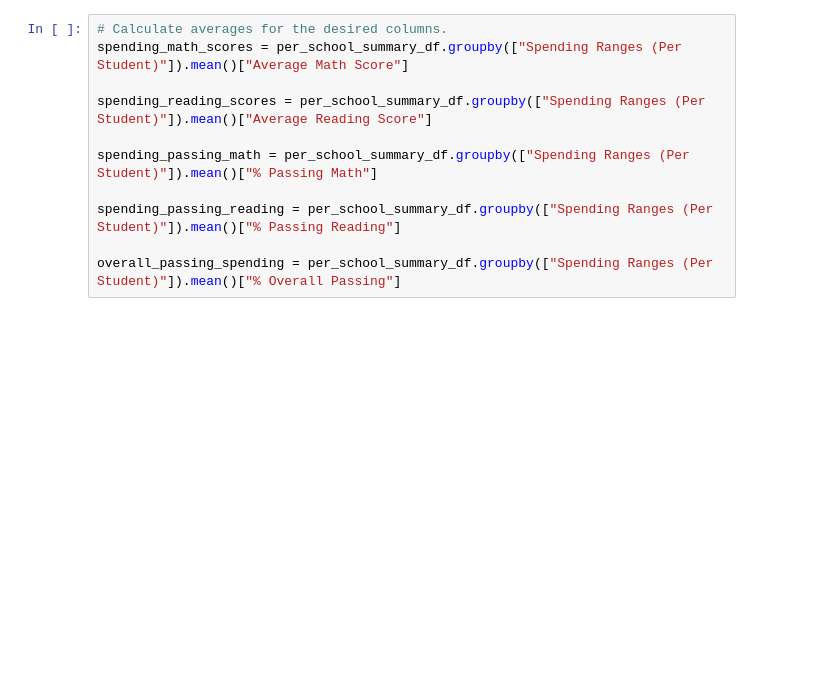
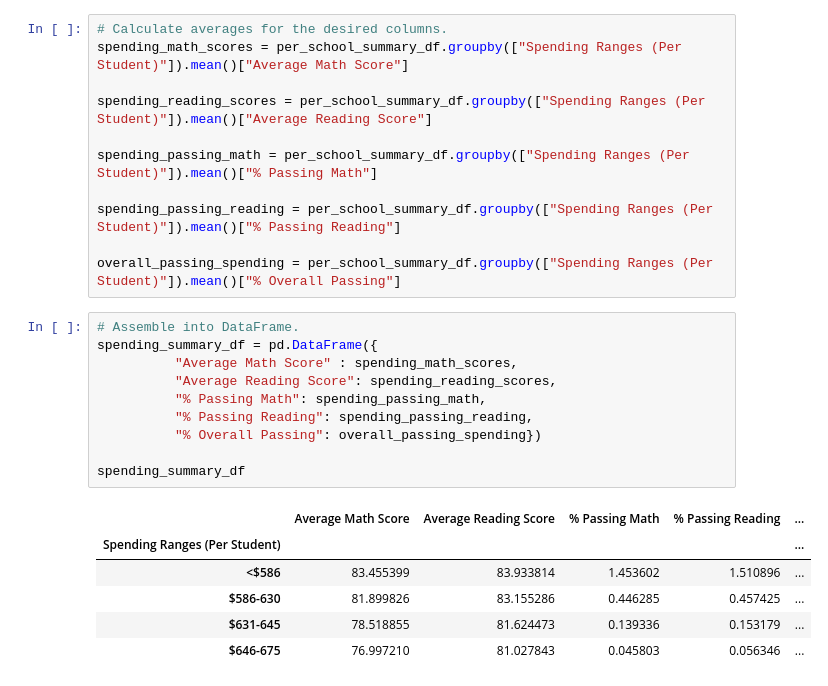
Before and after one commit to mhenson1989/School_District_Analysis, a Jupyter notebook: PyCitySchools.ipynb, the cells around one changed output. Cells and saved outputs as stored; diff of their text form; blank space fills up the shorter version.

```diff
--- a/PyCitySchools.ipynb
+++ b/PyCitySchools.ipynb
@@ -1280,3 +1280,20 @@ spending_passing_math = per_school_summary_df.groupby(["Spending Ranges (Per Stu
 spending_passing_reading = per_school_summary_df.groupby(["Spending Ranges (Per Student)"]).mean()["% Passing Reading"]
 
 overall_passing_spending = per_school_summary_df.groupby(["Spending Ranges (Per Student)"]).mean()["% Overall Passing"]
+# %%
+# Assemble into DataFrame.
+spending_summary_df = pd.DataFrame({
+          "Average Math Score" : spending_math_scores,
+          "Average Reading Score": spending_reading_scores,
+          "% Passing Math": spending_passing_math,
+          "% Passing Reading": spending_passing_reading,
+          "% Overall Passing": overall_passing_spending})
+
+spending_summary_df
+# %% [output]
+|  | Average Math Score | Average Reading Score | % Passing Math | % Passing Reading | ... |
+| Spending Ranges (Per Student) |  |  |  |  | ... |
+| <$586 | 83.455399 | 83.933814 | 1.453602 | 1.510896 | ... |
+| $586-630 | 81.899826 | 83.155286 | 0.446285 | 0.457425 | ... |
+| $631-645 | 78.518855 | 81.624473 | 0.139336 | 0.153179 | ... |
+| $646-675 | 76.997210 | 81.027843 | 0.045803 | 0.056346 | ... |
```
Also changed, not shown: parts of 6 cells of this notebook.
